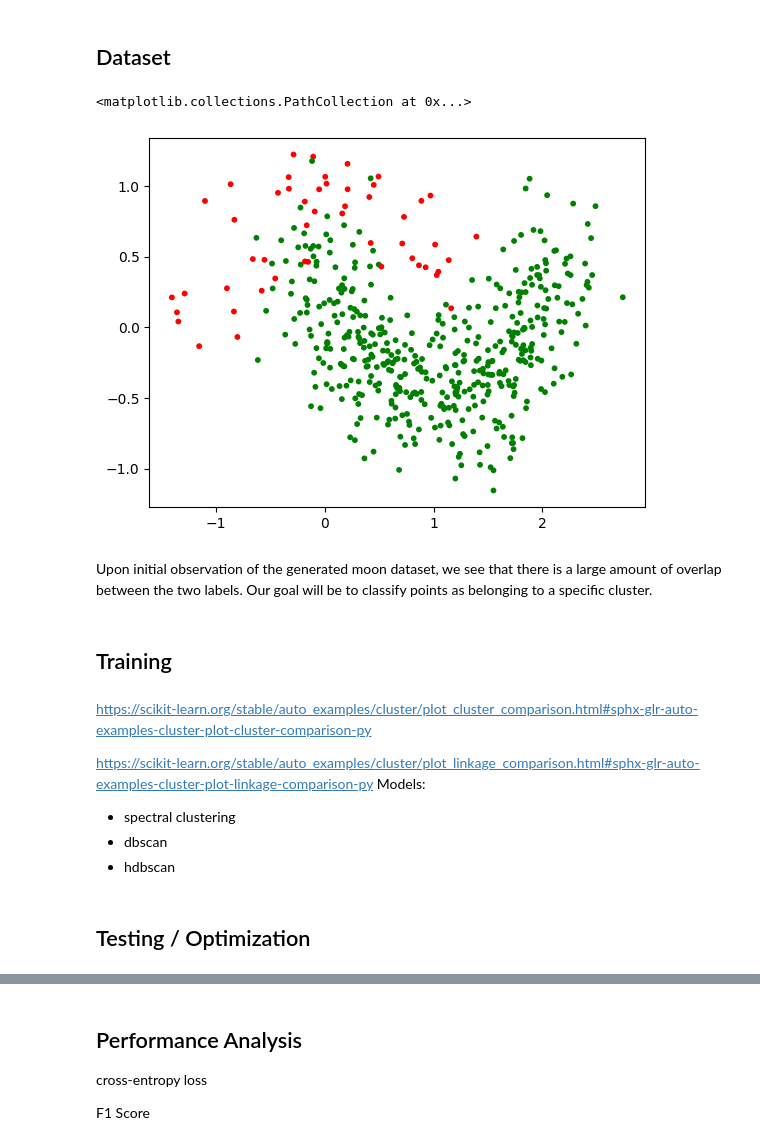
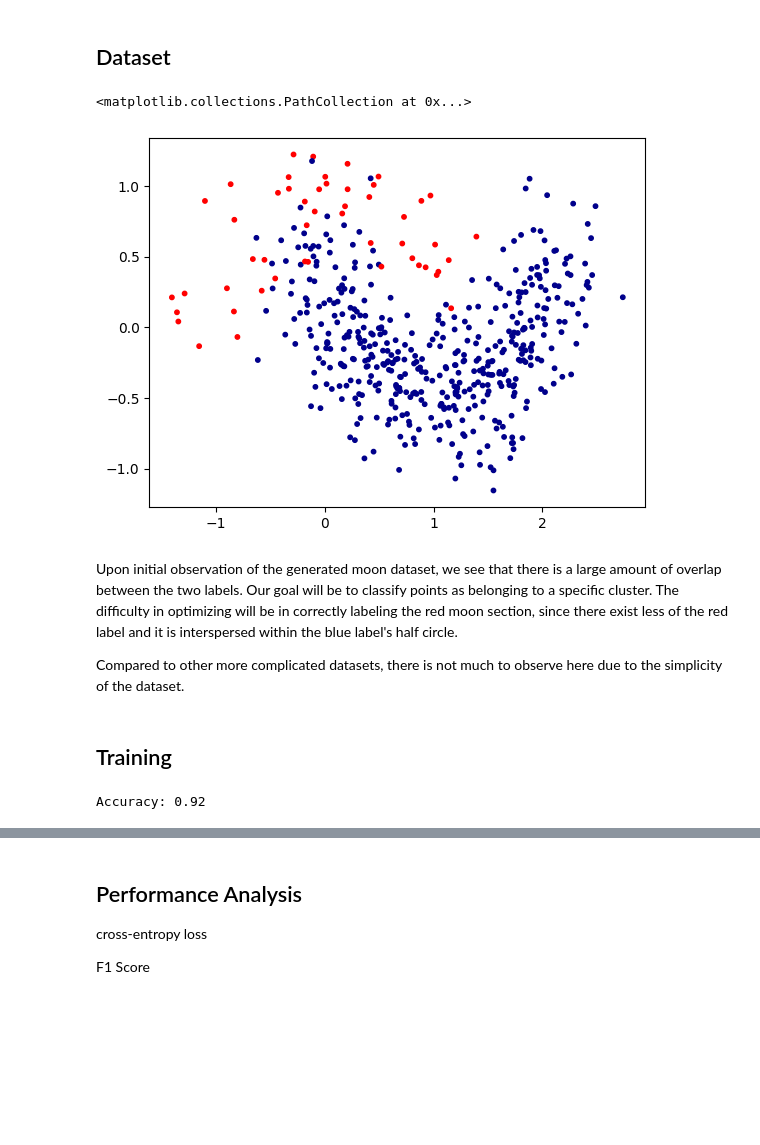
Before and after one commit to dennisfarmer/mdst_tutorials_dennis, a Jupyter notebook: Optional Challenges/ML Focus/ml_challenge.ipynb, the cells around one changed output, grey strips where cells are left out. Cells and saved outputs as stored; diff of their text form; code cells hidden in the pictures; blank space fills up the shorter version.

```diff
--- a/Optional Challenges/ML Focus/ml_challenge.ipynb
+++ b/Optional Challenges/ML Focus/ml_challenge.ipynb
@@ -25,13 +22,15 @@ from sklearn.datasets import make_moons
 
 X, Y = make_moons(random_state=42, n_samples=(50, 450), noise=0.25)
 # %%
-cmap = mpl.colors.ListedColormap(['red', 'green'])
+cmap = mpl.colors.ListedColormap(['red', 'darkblue'])
 plt.scatter(X[:,0], X[:,1], c=Y, cmap=cmap, s=10)
 # %% [output]
 <matplotlib.collections.PathCollection at 0x...>
-[figure, old version]
+[figure, new version]
 # %% [markdown]
-Upon initial observation of the generated moon dataset, we see that there is a large amount of overlap between the two labels. Our goal will be to classify points as belonging to a specific cluster.
+Upon initial observation of the generated moon dataset, we see that there is a large amount of overlap between the two labels. Our goal will be to classify points as belonging to a specific cluster. The difficulty in optimizing will be in correctly labeling the red moon section, since there exist less of the red label and it is interspersed within the blue label's half circle.
+
+Compared to other more complicated datasets, there is not much to observe here due to the simplicity of the dataset.
 # %% [markdown]
 ## Training
 # %%
@@ -45,9 +41,0 @@ y_pred=nb.predict(X_test)
-# %% [markdown]
-https://scikit-learn.org/stable/auto_examples/cluster/plot_cluster_comparison.html#sphx-glr-auto-examples-cluster-plot-cluster-comparison-py
-
-
-https://scikit-learn.org/stable/auto_examples/cluster/plot_linkage_comparison.html#sphx-glr-auto-examples-cluster-plot-linkage-comparison-py
-Models:
-- spectral clustering
-- dbscan
-- hdbscan
@@ -61,2 +41,0 @@ moons.head()
-# %% [markdown]
-## Testing / Optimization
@@ -62,0 +56,4 @@ moons.head()
+# %%
+print("Accuracy:",accuracy_score(y_test, y_pred))
+# %% [output]
+Accuracy: 0.92
```
Also changed, not shown: parts of 24 cells of this notebook, 1 other file.
